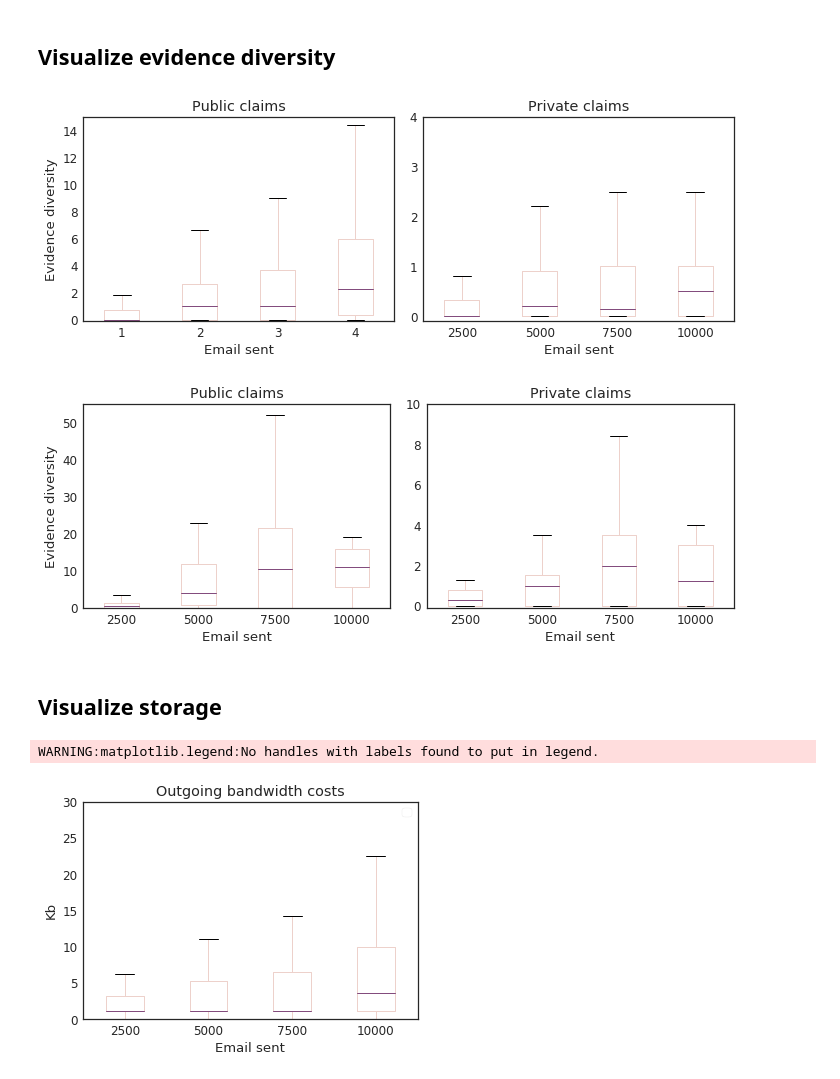
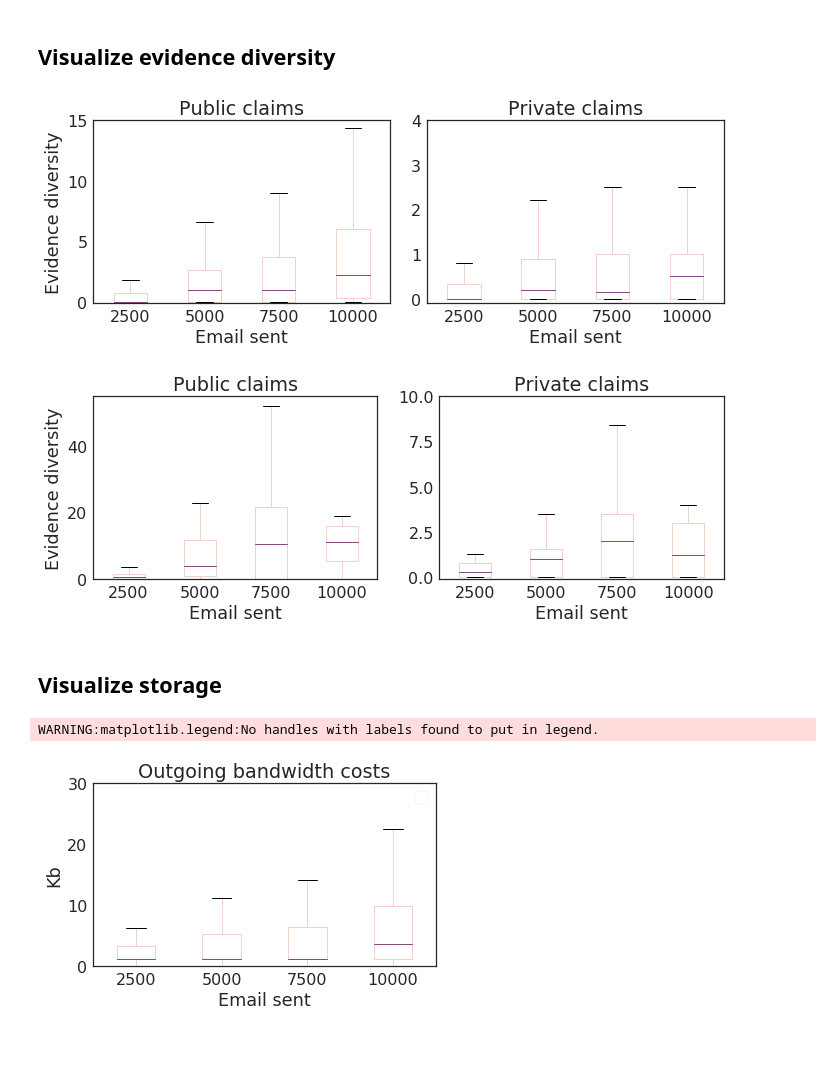
Before and after one commit to claimchain/claimchain-simulations, a Jupyter notebook: notebooks/run_scenarios.ipynb, the cells around one changed output. Cells and saved outputs as stored; diff of their text form; code cells hidden in the pictures; blank space fills up the shorter version.

```diff
--- a/notebooks/run_scenarios.ipynb
+++ b/notebooks/run_scenarios.ipynb
@@ -24,7 +24,7 @@ from simulations.agent import *
 from simulations.utils import Context
 from scripts.parse_enron import Message
 # %%
-sns.set_context("paper", font_scale=1.5)
+sns.set_context("paper", font_scale=2)
 sns.set_style("white")
 sns.set_palette(sns.cubehelix_palette(n_colors=4))
 # %%
@@ -526,9 +564,6 @@ ax.set_title('Public claims')
 ax.set_ylim(-0.1, 15)
 
 public_diversity_data_global.plot.box(ax=ax)
-
-import matplotlib
-ax.get_xaxis().set_major_formatter(matplotlib.ticker.ScalarFormatter())
 
 ax = axes[1]
 ax.set_xlabel("Email sent")
@@ -562,8 +597,8 @@ fig.savefig('images/diversity_userset.pdf')
 
 plt.show()
 # %% [output]
-[figure, old version]
+[figure, new version]
-[figure, old version]
+[figure, new version]
 # %% [markdown]
 ## Visualize storage
 # %%
@@ -573,17 +608,18 @@ public_bandwidth_data, public_gossip_storage_data, public_local_storage_data = \
     get_average_storage_data(public_report, log_size=LOG_CHUNK_SIZE)
 # %%
 fig, ax = plt.subplots()
+fig.set_tight_layout(tight=True)
 
 ax.legend(frameon=True, loc="right bottom")
 ax.set_ylabel("Kb")
 ax.set_xlabel("Email sent")
 ax.set_ylim(0, 30)
 ax.set_title("Outgoing bandwidth costs")
 private_bandwidth_data.plot.box(ax=ax)
 
 fig.savefig('images/private_bandwidth.pdf')
 # %% [output]
 WARNING:matplotlib.legend:No handles with labels found to put in legend.
-[figure, old version]
+[figure, new version]
 # %%
 fig, ax = plt.subplots()
```
Also changed, not shown: parts of 11 cells of this notebook.
